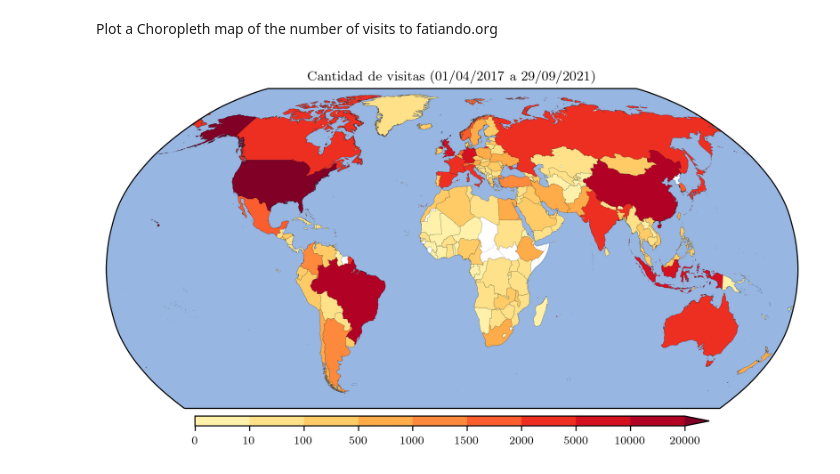
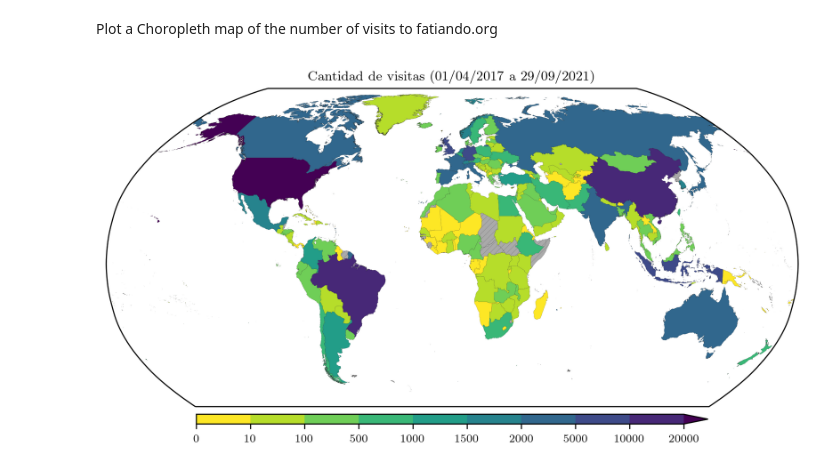
Before and after one commit to santisoler/phd-thesis, a Jupyter notebook: analytics/generate_figures.ipynb, the cells around one changed output. Cells and saved outputs as stored; diff of their text form; code cells hidden in the pictures.

```diff
--- a/analytics/generate_figures.ipynb
+++ b/analytics/generate_figures.ipynb
@@ -233,2 +230,0 @@ Remove countries that have no visits
-# %%
-table = table[table.Usuarios.notna()]
@@ -250,0 +233,3 @@ table
+# %%
+table = table[table.ADMIN != "Antarctica"]
+table
@@ -254,8 +253,8 @@ Plot a Choropleth map of the number of visits to fatiando.org
 # Build custom colormap
 vmax = np.nanmax(table.Usuarios)
 boundaries = [0, 10, 100, 500, 1000, 1500, 2000, 5000, 10000, 20000, vmax]
-orig_cmap = plt.cm.YlOrRd
-colours = orig_cmap(np.linspace(0.1, 1, len(boundaries)))
+orig_cmap = plt.cm.viridis_r
+colours = orig_cmap(np.linspace(0, 1, len(boundaries)))
 cmap = colors.LinearSegmentedColormap.from_list("mycmap", colours)
 norm = colors.BoundaryNorm(boundaries=boundaries, ncolors=256)
 sm = plt.cm.ScalarMappable(cmap=cmap, norm=norm)
@@ -266,39 +265,39 @@ title = f"Cantidad de visitas ({start_date.strftime(fmt)} a {end_date.strftime(f
 fig = plt.figure(figsize=(10, 5))
 ax = fig.add_subplot(1, 1, 1, projection=ccrs.Robinson())
 
+linewidth = 0.05
+
 table.plot(
     column="Usuarios",
     cmap=cmap,
     norm=norm,
-    linewidth=0.05,
+    linewidth=linewidth,
     edgecolor="k",
     ax=ax,
     transform=ccrs.PlateCarree(),
     missing_kwds={
-        "color": "white",
-        "linewidth": 0.05,
+        "color": "#aaa",
+        "linewidth": linewidth,
+        "hatch": "//////",
     },
 )
 fig.colorbar(
     sm,
     boundaries=boundaries,
     extend="max",
     orientation="horizontal",
     pad=0.02,
     aspect=50,
     shrink=0.65,
 )
 ax.set_title(title)
 ax.tick_params(
     left=False,
     bottom=False,
     labelleft=False,
     labelbottom=False,
 )
-ax.add_feature(cfeature.OCEAN)
-ax.add_feature(cfeature.BORDERS, linewidth=0.05)
-ax.add_feature(cfeature.COASTLINE, linewidth=0.05)
 plt.savefig(figs_dir / "users_map.pdf")
 plt.show()
 # %% [output]
-[figure, old version]
+[figure, new version]
```
Also changed, not shown: parts of 4 cells of this notebook, 3 other files.
